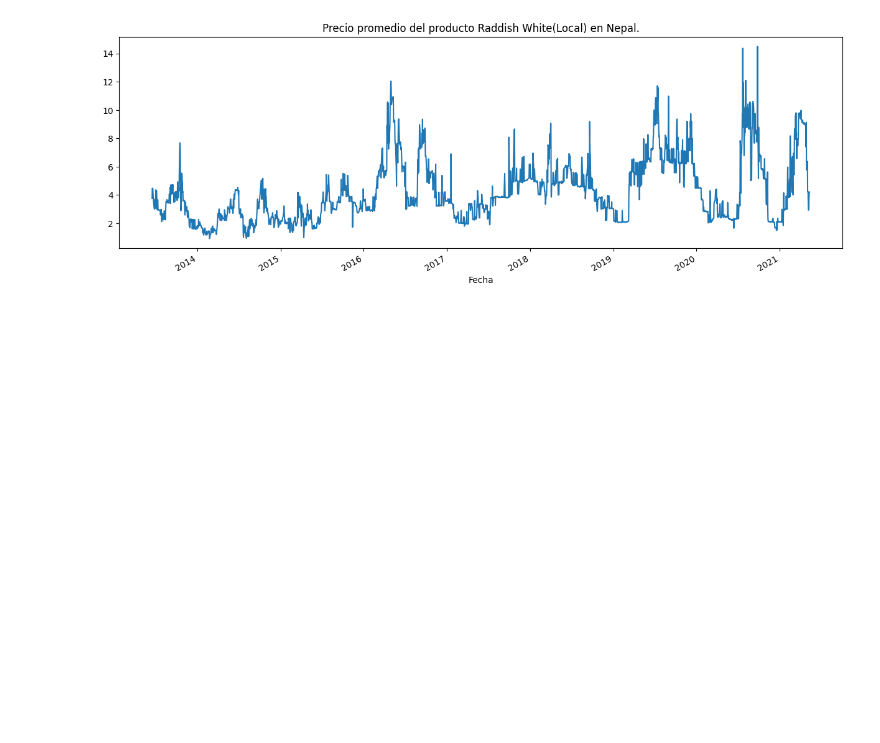
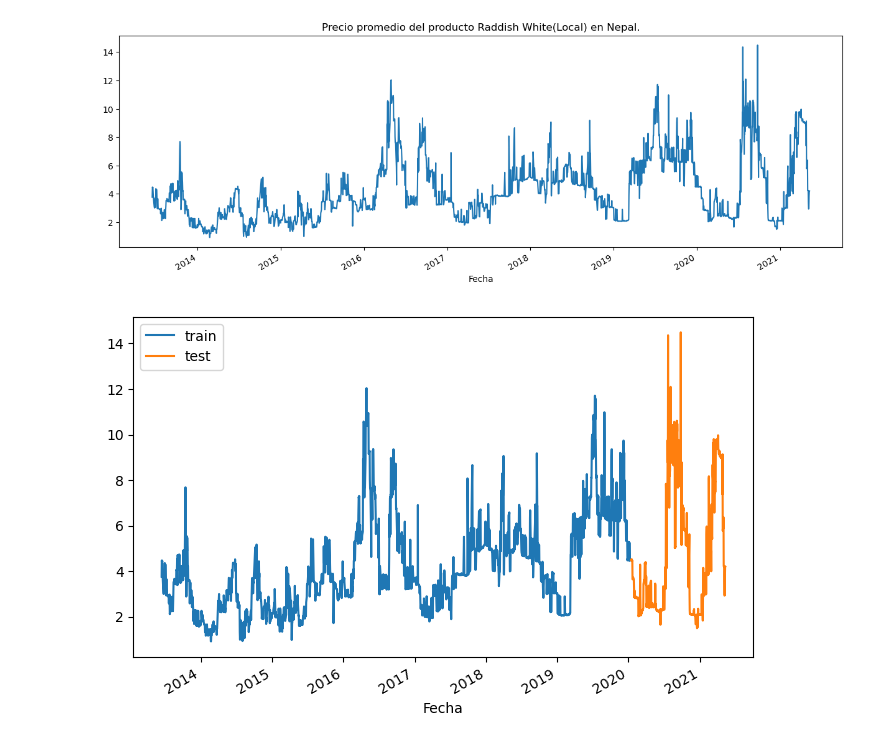
Before and after one commit to paucardenasg/Proyecto_MNLP, a Jupyter notebook: Proyecto_Final.ipynb, the cells around one changed output. Cells and saved outputs as stored; diff of their text form; code cells hidden in the pictures; blank space fills up the shorter version.

Commit message:
Actualización del EDA y visualización train-test

```diff
--- a/Proyecto_Final.ipynb
+++ b/Proyecto_Final.ipynb
@@ -168,3 +213,19 @@ data[data['Producto'] == producto]['Promedio'].plot(figsize=(15, 5), title=f'Pre
 plt.show()
 # %% [output]
 [figure]
+# %%
+data_prod = data.loc[data.Producto == producto]
+# %%
+# Dividir en datos de entrenamiento (80%) y prueba (20%)
+div = int(data_prod.shape[0]*.8)
+train = data_prod[:div]
+test = data_prod[div:]
+
+# Visualizar partición entrenamiento - prueba
+fig, ax = plt.subplots(figsize=(10, 5))
+train['Promedio'].plot(figsize=(8,5), ax=ax,)
+test['Promedio'].plot(figsize=(8,5), ax=ax)
+ax.legend(labels = ['train', 'test'])
+plt.show()
+# %% [output]
+[figure, added]
```
Also changed, not shown: parts of 4 cells of this notebook.
